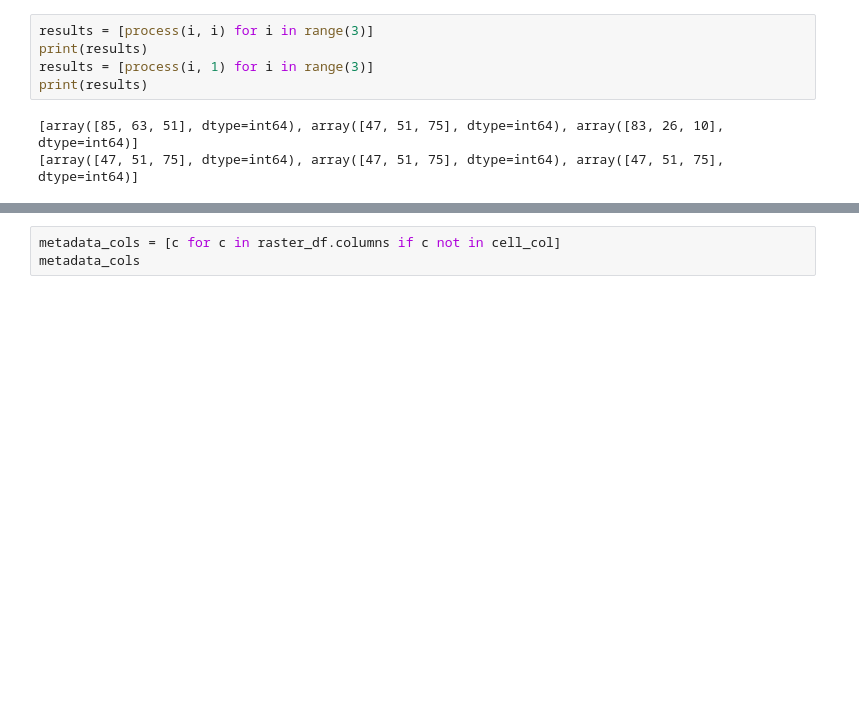
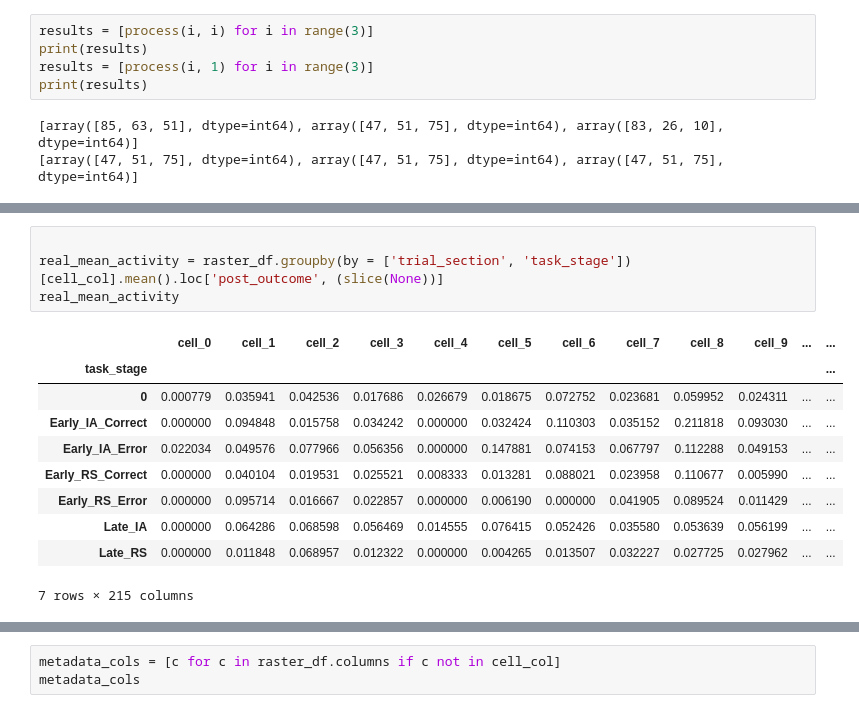
Before and after one commit to cjohnsoncruz/dlx56_mPFC_1p_SohalLab, a Jupyter notebook: code/preprocess matlab data v1.ipynb, the cells around one changed output, grey strips where cells are left out. Saved outputs shown, nothing was run; the diff lists cells and outputs as text; blank space fills up the shorter version.

```diff
--- a/code/preprocess matlab data v1.ipynb
+++ b/code/preprocess matlab data v1.ipynb
@@ -693,0 +764,15 @@ print(results)
+# %%
+
+real_mean_activity = raster_df.groupby(by = ['trial_section', 'task_stage'])[cell_col].mean().loc['post_outcome', (slice(None))]
+real_mean_activity
+# %% [output]
+|  | cell_0 | cell_1 | cell_2 | cell_3 | cell_4 | cell_5 | cell_6 | cell_7 | cell_8 | cell_9 | ... | ... |
+| task_stage |  |  |  |  |  |  |  |  |  |  |  | ... |
+| 0 | 0.000779 | 0.035941 | 0.042536 | 0.017686 | 0.026679 | 0.018675 | 0.072752 | 0.023681 | 0.059952 | 0.024311 | ... | ... |
+| Early_IA_Correct | 0.000000 | 0.094848 | 0.015758 | 0.034242 | 0.000000 | 0.032424 | 0.110303 | 0.035152 | 0.211818 | 0.093030 | ... | ... |
+| Early_IA_Error | 0.022034 | 0.049576 | 0.077966 | 0.056356 | 0.000000 | 0.147881 | 0.074153 | 0.067797 | 0.112288 | 0.049153 | ... | ... |
+| Early_RS_Correct | 0.000000 | 0.040104 | 0.019531 | 0.025521 | 0.008333 | 0.013281 | 0.088021 | 0.023958 | 0.110677 | 0.005990 | ... | ... |
+| Early_RS_Error | 0.000000 | 0.095714 | 0.016667 | 0.022857 | 0.000000 | 0.006190 | 0.000000 | 0.041905 | 0.089524 | 0.011429 | ... | ... |
+| Late_IA | 0.000000 | 0.064286 | 0.068598 | 0.056469 | 0.014555 | 0.076415 | 0.052426 | 0.035580 | 0.053639 | 0.056199 | ... | ... |
+| Late_RS | 0.000000 | 0.011848 | 0.068957 | 0.012322 | 0.000000 | 0.004265 | 0.013507 | 0.032227 | 0.027725 | 0.027962 | ... | ... |
+7 rows × 215 columns
```
Also changed, not shown: parts of 17 cells of this notebook.
